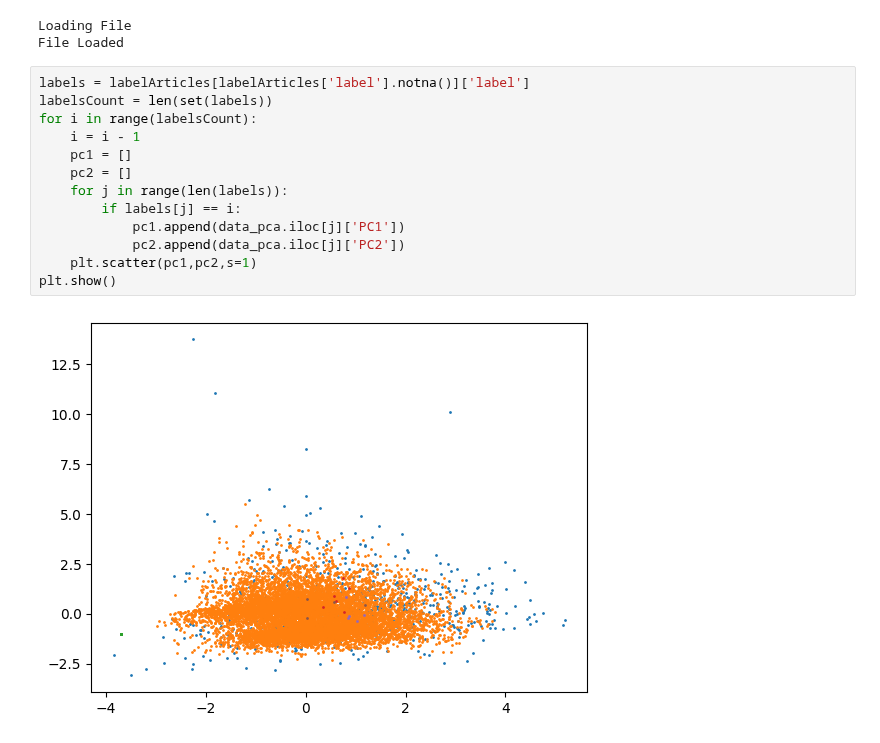
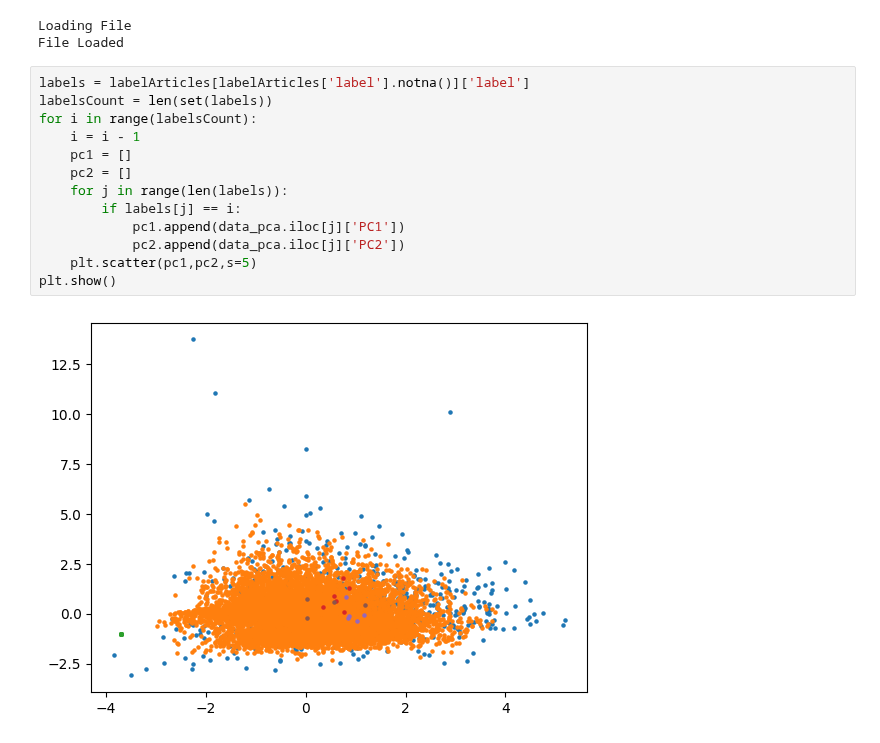
Before and after one commit to TobyBritton1/NewsBiasMapping, a Jupyter notebook: PCA.ipynb, the cells around one changed output. Saved outputs shown, nothing was run; the diff lists cells and outputs as text.

```diff
--- a/PCA.ipynb
+++ b/PCA.ipynb
@@ -164,15 +164,15 @@ File Loaded
 # %%
 labels = labelArticles[labelArticles['label'].notna()]['label']
 labelsCount = len(set(labels))
 for i in range(labelsCount):
     i = i - 1
     pc1 = []
     pc2 = []
     for j in range(len(labels)):
         if labels[j] == i:
             pc1.append(data_pca.iloc[j]['PC1'])
             pc2.append(data_pca.iloc[j]['PC2'])
-    plt.scatter(pc1,pc2,s=1)
+    plt.scatter(pc1,pc2,s=5)
 plt.show()
 # %% [output]
-[figure, old version]
+[figure, new version]
```
Also changed, not shown: 1 other file.
